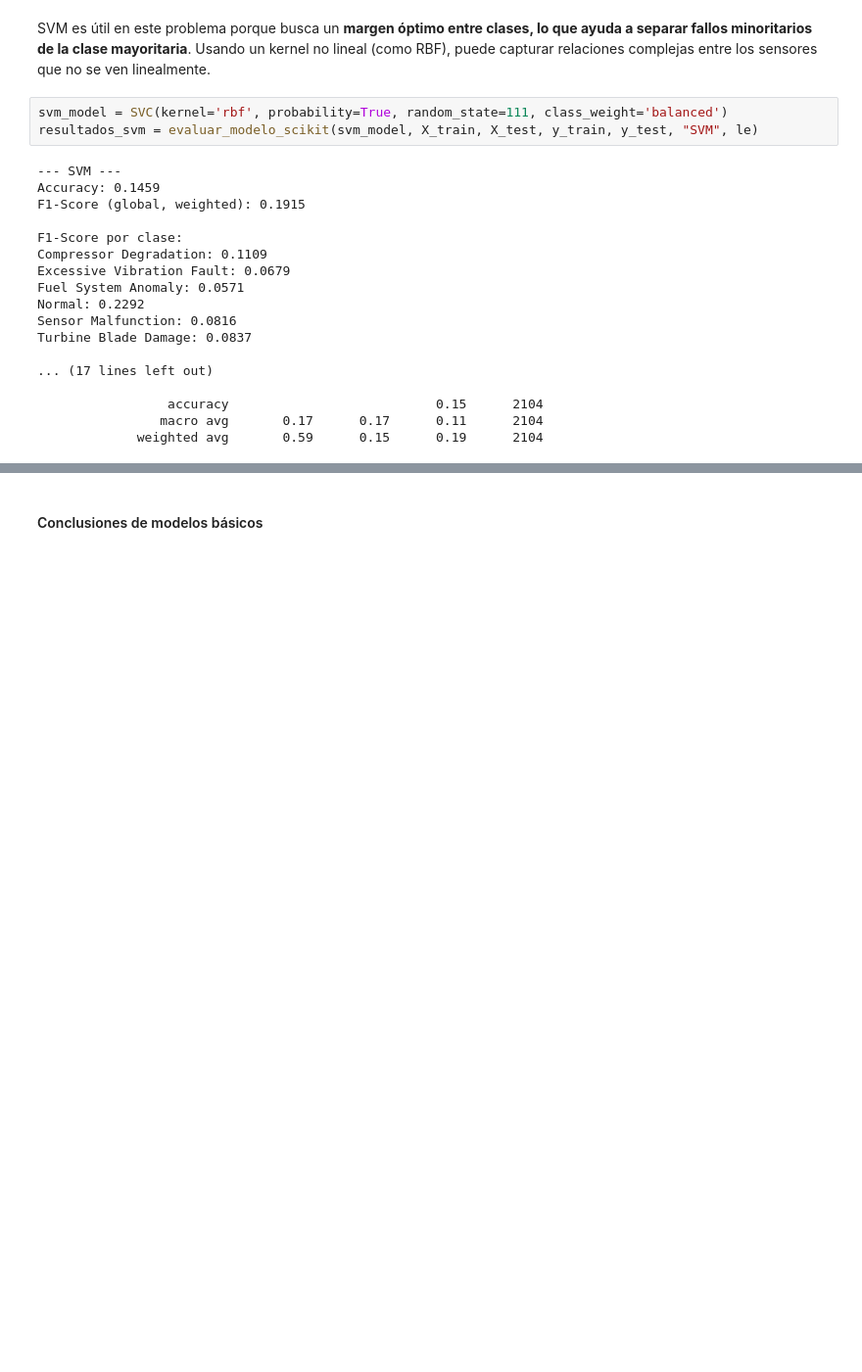
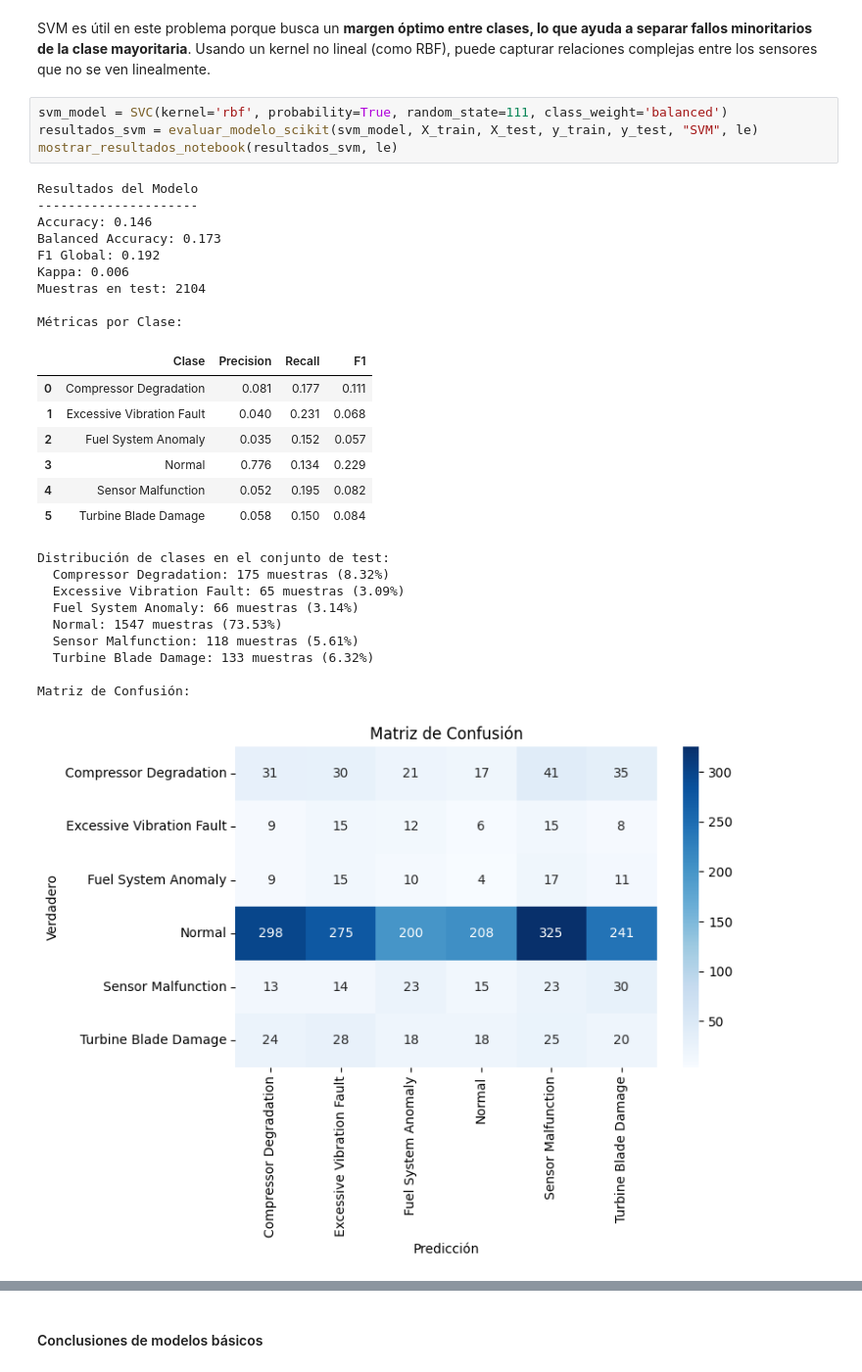
Before and after one commit to noraib/analitica_turboshaft, a Jupyter notebook: Entrega_final.ipynb, the cells around one changed output, grey strips where cells are left out. Shown at 98% size. Drawn from its saved outputs; the diff is of its cells as text; blank space fills up the shorter version.

```diff
--- a/Entrega_final.ipynb
+++ b/Entrega_final.ipynb
@@ -605,21 +639,31 @@ SVM es útil en este problema porque busca un **margen óptimo entre clases, lo
 # %%
 svm_model = SVC(kernel='rbf', probability=True, random_state=111, class_weight='balanced')
 resultados_svm = evaluar_modelo_scikit(svm_model, X_train, X_test, y_train, y_test, "SVM", le)
+mostrar_resultados_notebook(resultados_svm, le)
 # %% [output]
---- SVM ---
-Accuracy: 0.1459
-F1-Score (global, weighted): 0.1915
+Resultados del Modelo
+---------------------
+Accuracy: 0.146
+Balanced Accuracy: 0.173
+F1 Global: 0.192
+Kappa: 0.006
+Muestras en test: 2104
 
-F1-Score por clase:
-Compressor Degradation: 0.1109
-Excessive Vibration Fault: 0.0679
-Fuel System Anomaly: 0.0571
-Normal: 0.2292
-Sensor Malfunction: 0.0816
-Turbine Blade Damage: 0.0837
-
-... (17 lines left out)
-
-                 accuracy                           0.15      2104
-                macro avg       0.17      0.17      0.11      2104
-             weighted avg       0.59      0.15      0.19      2104
+Métricas por Clase:
+|  | Clase | Precision | Recall | F1 |
+| 0 | Compressor Degradation | 0.081 | 0.177 | 0.111 |
+| 1 | Excessive Vibration Fault | 0.040 | 0.231 | 0.068 |
+| 2 | Fuel System Anomaly | 0.035 | 0.152 | 0.057 |
+| 3 | Normal | 0.776 | 0.134 | 0.229 |
+| 4 | Sensor Malfunction | 0.052 | 0.195 | 0.082 |
+| 5 | Turbine Blade Damage | 0.058 | 0.150 | 0.084 |
+Distribución de clases en el conjunto de test:
+  Compressor Degradation: 175 muestras (8.32%)
+  Excessive Vibration Fault: 65 muestras (3.09%)
+  Fuel System Anomaly: 66 muestras (3.14%)
+  Normal: 1547 muestras (73.53%)
+  Sensor Malfunction: 118 muestras (5.61%)
+  Turbine Blade Damage: 133 muestras (6.32%)
+
+Matriz de Confusión:
+[figure, added]
```
Also changed, not shown: parts of 29 cells of this notebook, 5 other files.
